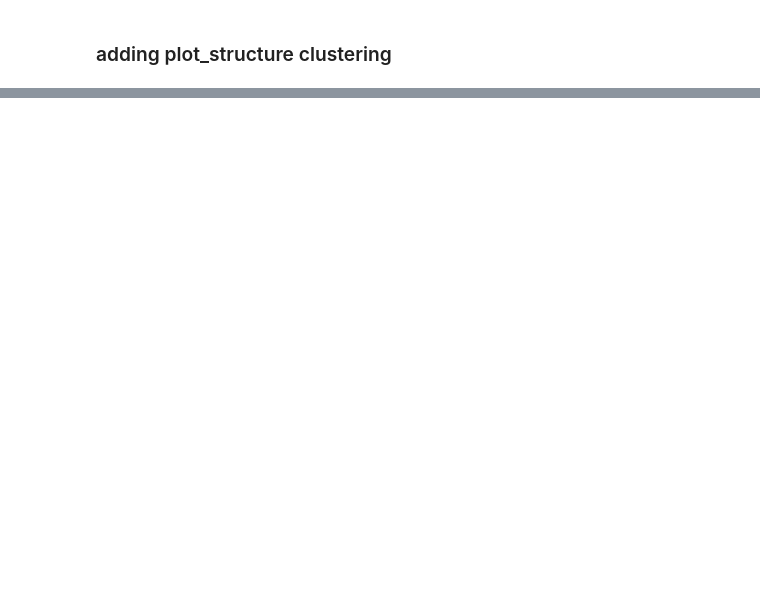
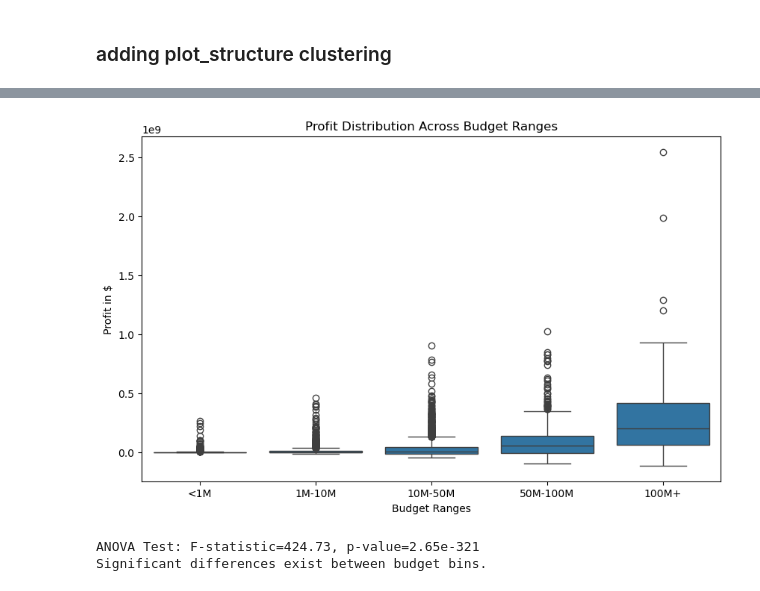
Before and after one commit to arthurEpfl/CMU_MovieCorpus_Data_Analysis, a Jupyter notebook: src/regression.ipynb, the cells around one changed output, grey strips where cells are left out. Saved outputs shown, nothing was run; the diff lists cells and outputs as text; code cells hidden in the pictures; blank space fills up the shorter version.

```diff
--- a/src/regression.ipynb
+++ b/src/regression.ipynb
@@ -383,0 +316,34 @@ Index(['wikipedia_movie_id', 'freebase_movie_id', 'movie_name',
+# %%
+import seaborn as sns
+
+# Create budget bins
+bins = [0, 1e6, 1e7, 5e7, 1e8, 5e8]
+labels = ['<1M', '1M-10M', '10M-50M', '50M-100M', '100M+']
+movies_budget['budget_bins'] = pd.cut(movies_budget['budget'], bins=bins, labels=labels)
+
+# Box plot of profit across budget bins
+plt.figure(figsize=(10, 6))
+sns.boxplot(x='budget_bins', y='profit', data=movies_budget)
+plt.xlabel('Budget Ranges')
+plt.ylabel('Profit in $')
+plt.title('Profit Distribution Across Budget Ranges')
+plt.show()
+# %% [output]
+[figure, added]
+# %%
+from scipy.stats import f_oneway
+
+# Create budget bins for ANOVA
+budget_groups = [movies_budget[movies_budget['budget_bins'] == label]['profit'] for label in labels]
+
+# Perform ANOVA
+anova_result = f_oneway(*budget_groups)
+print(f"ANOVA Test: F-statistic={anova_result.statistic:.2f}, p-value={anova_result.pvalue:.2e}")
+
+if anova_result.pvalue < 0.05:
+    print("Significant differences exist between budget bins.")
+else:
+    print("No significant differences between budget bins.")
+# %% [output]
+ANOVA Test: F-statistic=424.73, p-value=2.65e-321
+Significant differences exist between budget bins.
```
Also changed, not shown: parts of 40 cells of this notebook, 1 other file.
